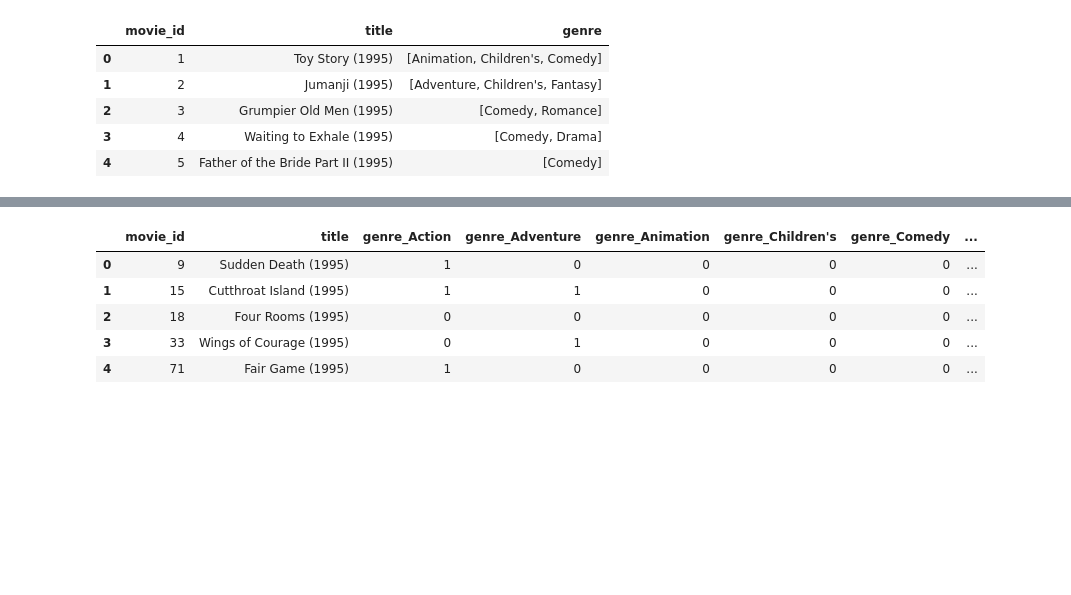
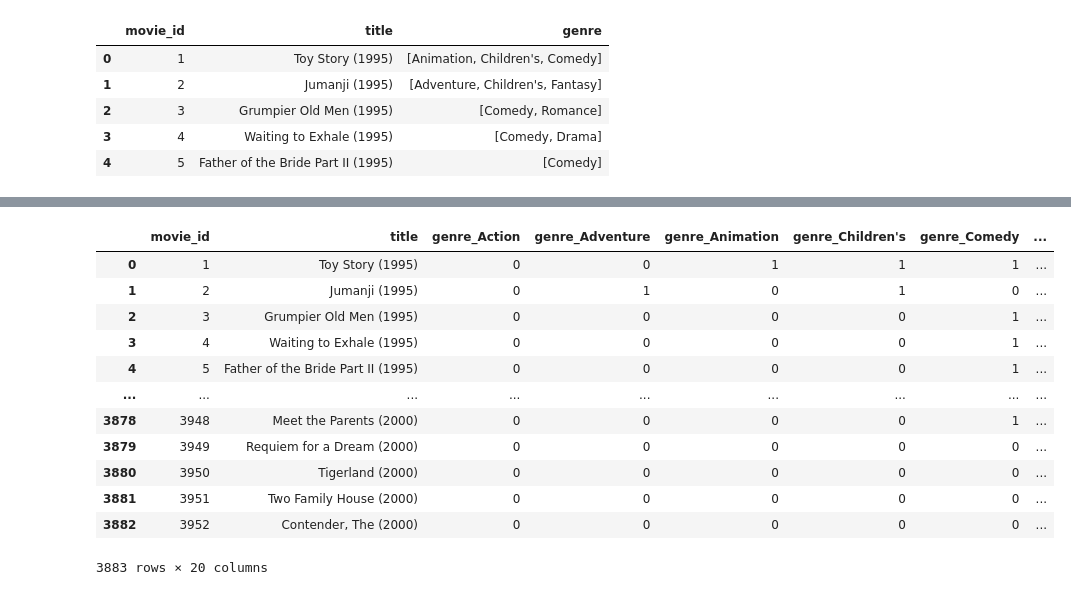
Before and after one commit to ancestor9/2026_Fall_Application-Deployment, a Jupyter notebook: 20261106/ch13_2_MovieLens_1M_Dataset.ipynb, the cells around one changed output, grey strips where cells are left out. Saved outputs shown, nothing was run; the diff lists cells and outputs as text; code cells hidden in the pictures; blank space fills up the shorter version.

```diff
--- a/20261106/ch13_2_MovieLens_1M_Dataset.ipynb
+++ b/20261106/ch13_2_MovieLens_1M_Dataset.ipynb
@@ -88,13 +68,10 @@ ratings
 1000209 rows × 4 columns
 # %%
 mnames = ["movie_id", "title", "genres"]
-movies = pd.read_csv(
-    f"{raw_path}datasets/movielens/movies.dat",
-    sep="::",
-    header=None,
-    names=mnames,
-    engine="python",
-)
+movies = pd.read_table(f'{raw_path}/movies.dat', sep="::",
+                       header=None, names=mnames, engine="python")
+# 전체 데이터 중 10%만 무작위로 추출하여 ratings 변수에 재할당
+# movies = movies.sample(frac=0.05, random_state=42)
 movies
 # %% [output]
 |  | movie_id | title | genres |
@@ -430,28 +653,24 @@ movies_exploded[:10]
 # %%
-# @title **모든 장르를 컬럼으로하고 해당이 되면 0 아니면 1로 값을 입력하는 코드**
-
-genres_one_hot = pd.get_dummies(movies_exploded['genre'], prefix='genre')
-movies_with_genres = movies_exploded[['movie_id', 'title']].drop_duplicates().set_index('movie_id')
-
-# Merge the one-hot encoded genres with movie_id and title
-movies_genres_encoded = pd.merge(movies_exploded[['movie_id', 'title']], genres_one_hot, left_index=True, right_index=True)
-
-# Group by movie_id and title, then sum the genre columns to handle movies with multiple genres
-final_movies_genres = movies_genres_encoded.groupby(['movie_id', 'title']).sum().reset_index()
-
 # Convert sums greater than 1 to 1 for true binary representation (though get_dummies + sum should result in 0 or 1 if genre is unique per row)
 # In case a movie had the same genre listed multiple times, this step ensures it's still 1.
 for col in final_movies_genres.columns:
     if col.startswith('genre_'):
         final_movies_genres[col] = (final_movies_genres[col] > 0).astype(int)
 
-final_movies_genres.head()
+final_movies_genres
 # %% [output]
 |  | movie_id | title | genre_Action | genre_Adventure | genre_Animation | genre_Children's | genre_Comedy | ... |
-| 0 | 9 | Sudden Death (1995) | 1 | 0 | 0 | 0 | 0 | ... |
-| 1 | 15 | Cutthroat Island (1995) | 1 | 1 | 0 | 0 | 0 | ... |
-| 2 | 18 | Four Rooms (1995) | 0 | 0 | 0 | 0 | 0 | ... |
-| 3 | 33 | Wings of Courage (1995) | 0 | 1 | 0 | 0 | 0 | ... |
-| 4 | 71 | Fair Game (1995) | 1 | 0 | 0 | 0 | 0 | ... |
+| 0 | 1 | Toy Story (1995) | 0 | 0 | 1 | 1 | 1 | ... |
+| 1 | 2 | Jumanji (1995) | 0 | 1 | 0 | 1 | 0 | ... |
+| 2 | 3 | Grumpier Old Men (1995) | 0 | 0 | 0 | 0 | 1 | ... |
+| 3 | 4 | Waiting to Exhale (1995) | 0 | 0 | 0 | 0 | 1 | ... |
+| 4 | 5 | Father of the Bride Part II (1995) | 0 | 0 | 0 | 0 | 1 | ... |
+| ... | ... | ... | ... | ... | ... | ... | ... | ... |
+| 3878 | 3948 | Meet the Parents (2000) | 0 | 0 | 0 | 0 | 1 | ... |
+| 3879 | 3949 | Requiem for a Dream (2000) | 0 | 0 | 0 | 0 | 0 | ... |
+| 3880 | 3950 | Tigerland (2000) | 0 | 0 | 0 | 0 | 0 | ... |
+| 3881 | 3951 | Two Family House (2000) | 0 | 0 | 0 | 0 | 0 | ... |
+| 3882 | 3952 | Contender, The (2000) | 0 | 0 | 0 | 0 | 0 | ... |
+3883 rows × 20 columns
 # %%
 ratings_with_genre = pd.merge(pd.merge(movies_exploded, ratings), users)
```
Also changed, not shown: parts of 33 cells of this notebook.
